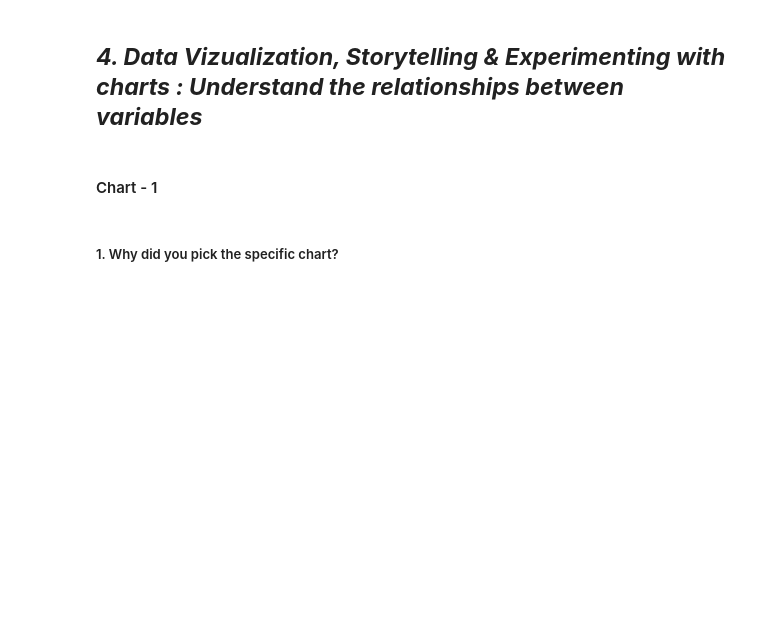
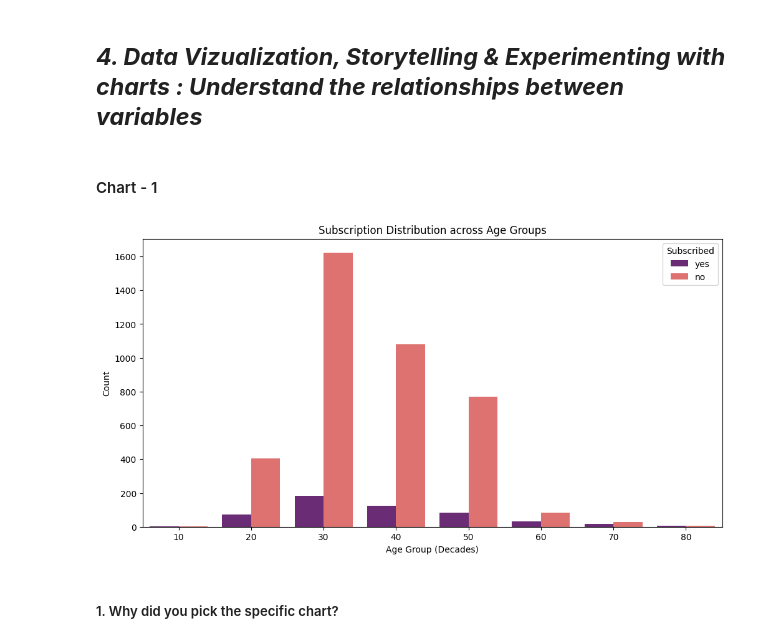
Before and after one commit to amol004/Financial-Forecasting-Frontier-Distributed-ML, a Jupyter notebook: Financial_Forecasting_Frontier_Distributed_ML.ipynb, the cells around one changed output. Drawn from its saved outputs; the diff is of its cells as text; code cells hidden in the pictures; blank space fills up the shorter version.

```diff
--- a/Financial_Forecasting_Frontier_Distributed_ML.ipynb
+++ b/Financial_Forecasting_Frontier_Distributed_ML.ipynb
@@ -280,3 +278,26 @@ Answer Here.
+# %%
+# Chart - 1 visualization code
+# Relationship between Age and Term Deposit Subscription
+import matplotlib.pyplot as plt
+import seaborn as sns
+from pyspark.sql.functions import floor
+
+# Create age bins in Spark to reduce data for plotting
+age_bins = df.withColumn('age_group', (floor(col('age')/10)*10).cast('string')) \
+             .groupBy('age_group', 'y').count().toPandas()
+
+# Sort for better visualization
+age_bins = age_bins.sort_values('age_group')
+
+plt.figure(figsize=(12, 6))
+sns.barplot(x='age_group', y='count', hue='y', data=age_bins, palette='magma')
+plt.title('Subscription Distribution across Age Groups')
+plt.xlabel('Age Group (Decades)')
+plt.ylabel('Count')
+plt.legend(title='Subscribed')
+plt.show()
+# %% [output]
+[figure, added]
 # %% [markdown]
 ##### 1. Why did you pick the specific chart?
 # %% [markdown]
```
Also changed, not shown: parts of 1 cell of this notebook.
